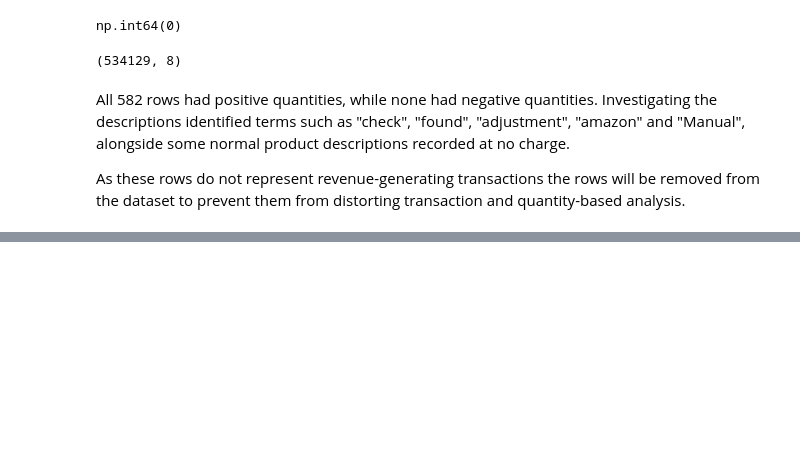
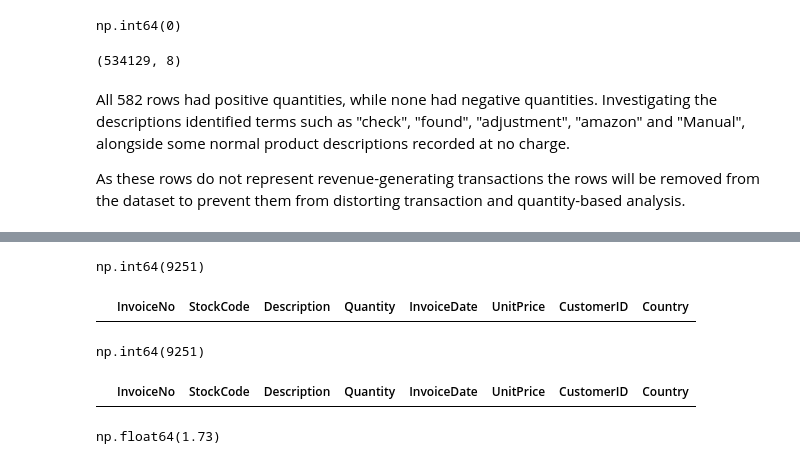
Before and after one commit to UmarHData/Online-Retail-Transaction-Analysis, a Jupyter notebook: jupyter_notebooks/ETL.ipynb, the cells around one changed output, grey strips where cells are left out. Cells and saved outputs as stored; diff of their text form; code cells hidden in the pictures; blank space fills up the shorter version.

Commit message:
Investigate cancellations and returns

```diff
--- a/jupyter_notebooks/ETL.ipynb
+++ b/jupyter_notebooks/ETL.ipynb
@@ -731,0 +750,37 @@ NOTE
+# %%
+# Count cancellation rows with negative quantities
+(
+    (df['InvoiceNo'].str.startswith('C')) &
+    (df['Quantity'] < 0)
+).sum()
+# %% [output]
+np.int64(9251)
+# %%
+# Check for cancellation invoices without negative quantities
+df[
+    (df['InvoiceNo'].str.startswith('C')) &
+    (df['Quantity'] >= 0)
+]
+# %% [output]
+|  | InvoiceNo | StockCode | Description | Quantity | InvoiceDate | UnitPrice | CustomerID | Country |
+# %%
+# Count remaining rows with negative quantities
+(df['Quantity'] < 0).sum()
+# %% [output]
+np.int64(9251)
+# %%
+# Check for negative quantities without a cancellation invoice number
+df[
+    (df['Quantity'] < 0) &
+    (~df['InvoiceNo'].str.startswith('C'))
+]
+# %% [output]
+|  | InvoiceNo | StockCode | Description | Quantity | InvoiceDate | UnitPrice | CustomerID | Country |
+# %%
+# Calculate the percentage of rows representing cancellations
+round(
+    df['InvoiceNo'].str.startswith('C').sum() / len(df) * 100,
+    2
+)
+# %% [output]
+np.float64(1.73)
```
Also changed, not shown: parts of 14 cells of this notebook.
